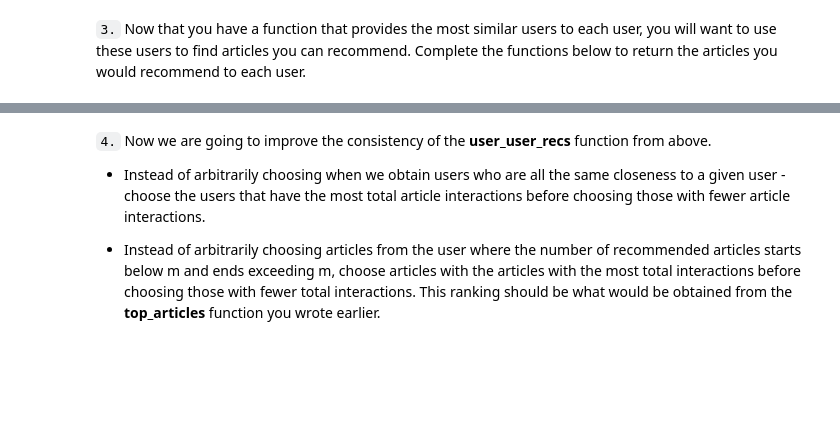
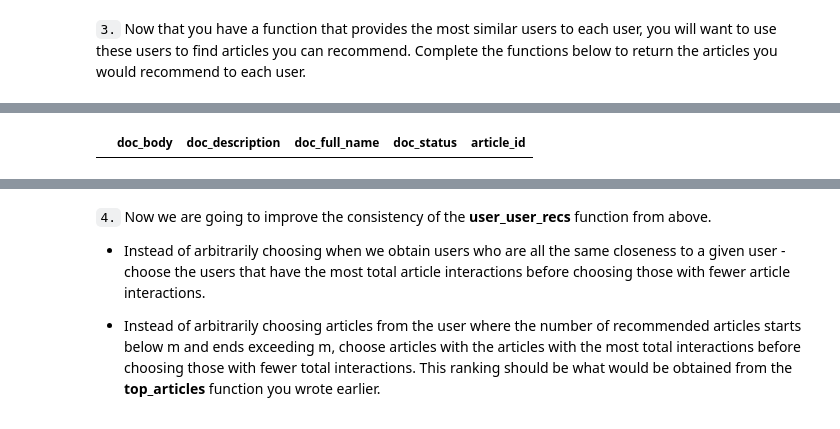
Before and after one commit to neilpmayhew/udacity-data-scientist-nd, a Jupyter notebook: 03-recommendatations_with_ibm/Recommendations_with_IBM.ipynb, the cells around one changed output, grey strips where cells are left out. Saved outputs shown, nothing was run; the diff lists cells and outputs as text; code cells hidden in the pictures; blank space fills up the shorter version.

```diff
--- a/03-recommendatations_with_ibm/Recommendations_with_IBM.ipynb
+++ b/03-recommendatations_with_ibm/Recommendations_with_IBM.ipynb
@@ -346,0 +395,4 @@ print("The 3 most similar users to user 46 are: {}".format(find_similar_users(46
+# %%
+df_content[df_content.article_id == '1430']
+# %% [output]
+|  | doc_body | doc_description | doc_full_name | doc_status | article_id |
```
Also changed, not shown: parts of 43 cells of this notebook.
